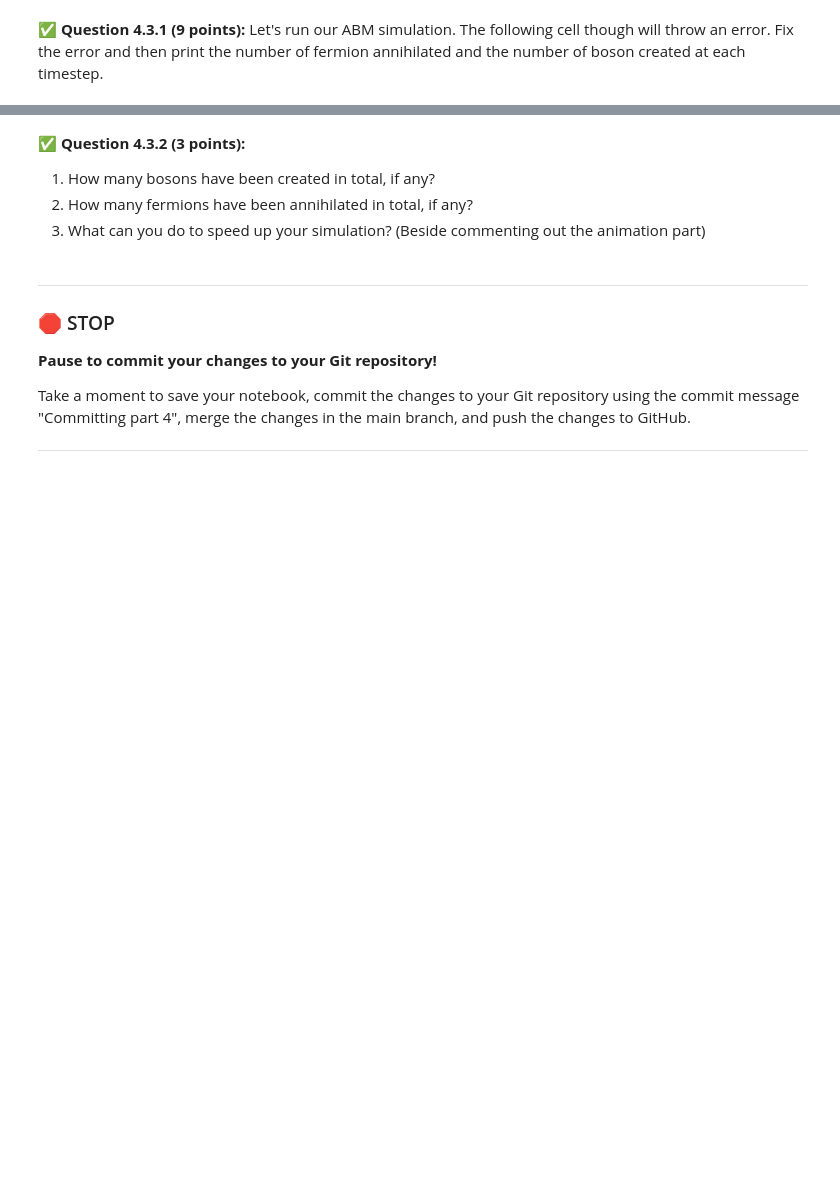
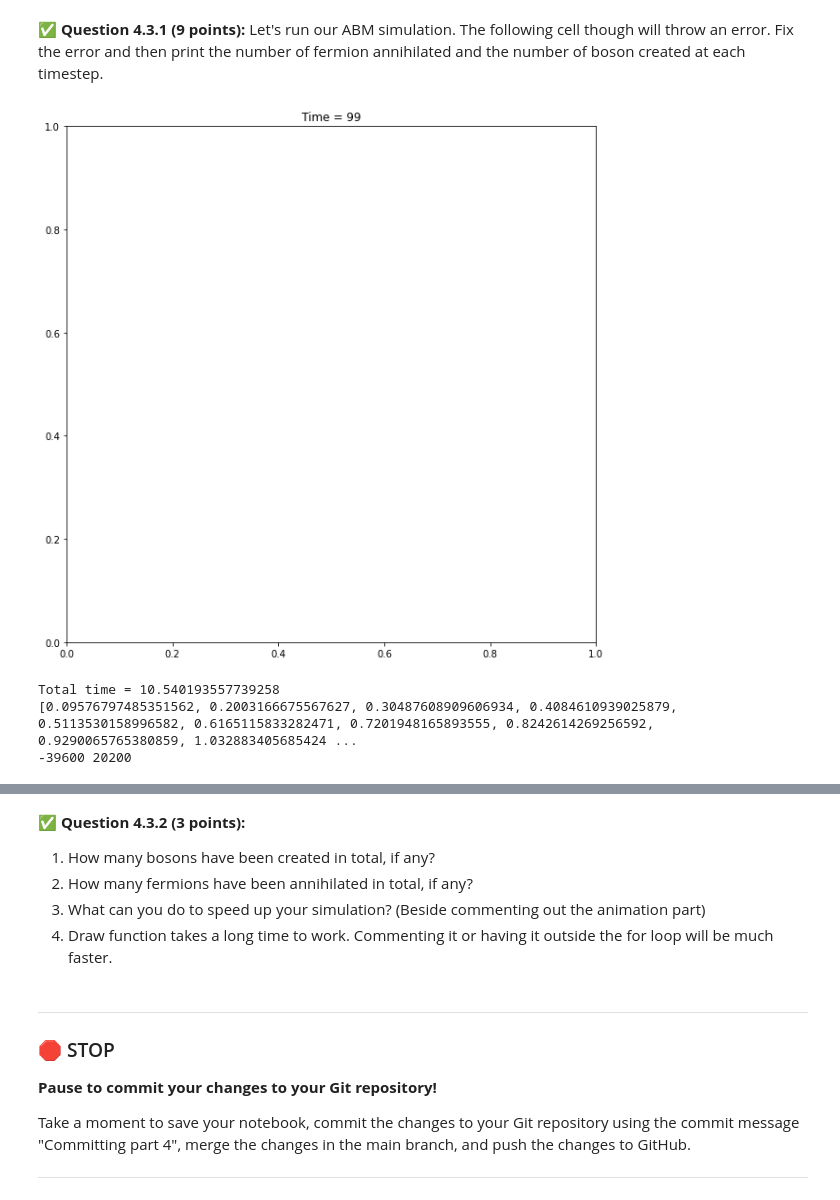
Before and after one commit to Rajmeet/cmse202-s22-turnin, a Jupyter notebook: hw-02/HW-02_PandasReviewAndPythonObjectsAndABM-STUDENT.ipynb, the cells around one changed output, grey strips where cells are left out. Saved outputs shown, nothing was run; the diff lists cells and outputs as text; code cells hidden in the pictures; blank space fills up the shorter version.

```diff
--- a/hw-02/HW-02_PandasReviewAndPythonObjectsAndABM-STUDENT.ipynb
+++ b/hw-02/HW-02_PandasReviewAndPythonObjectsAndABM-STUDENT.ipynb
@@ -548,23 +623,39 @@ print("Done")
 # %%
 fig, ax = plt.subplots(figsize = (10,10))
 
 start = time.time()
 times = []
 
+total_fermion_count = 0
+total_boston_count = 0
+init_fermions = len(my_uni.fermions)
+init_boston = len(my_uni.bosons)
+
+
 for i in range(100):
 
     # RUN YOUR ABM
     my_uni.evolve()
-    my_uni.draw()
+
+    for _ in my_uni.fermions:
+        init_fermions -= 1
+    for _ in my_uni.bosons:
+        init_boston  += 1
 
     # Animation part: Comment this part if you want it to go faster
     plt.title(f"Time = {i}")
     clear_output(wait=True) # Clear output for dynamic display
     display(fig)            # Reset display
     fig.clear()             # Prevent overlapping and layered plots
 
     end = time.time()
     times.append(end-start)
-
+my_uni.draw()
 print("Total time =", end-start)
 print(times)
+print(init_fermions, init_boston)
+# %% [output]
+[figure, added]
+Total time = 10.540193557739258
+[0.09576797485351562, 0.2003166675567627, 0.30487608909606934, 0.4084610939025879, 0.5113530158996582, 0.6165115833282471, 0.7201948165893555, 0.8242614269256592, 0.9290065765380859, 1.032883405685424 ...
+-39600 20200
@@ -573,6 +665,7 @@ print(times)
 1. How many bosons have been created in total, if any?
 2. How many fermions have been annihilated in total, if any?
 3. What can you do to speed up your simulation? (Beside commenting out the animation part)
+3. Draw function takes a long time to work. Commenting it or having it outside the for loop will be much faster.
 # %% [markdown]
 ---
 ### &#128721; STOP
```
Also changed, not shown: parts of 21 cells of this notebook, 2 other files.
